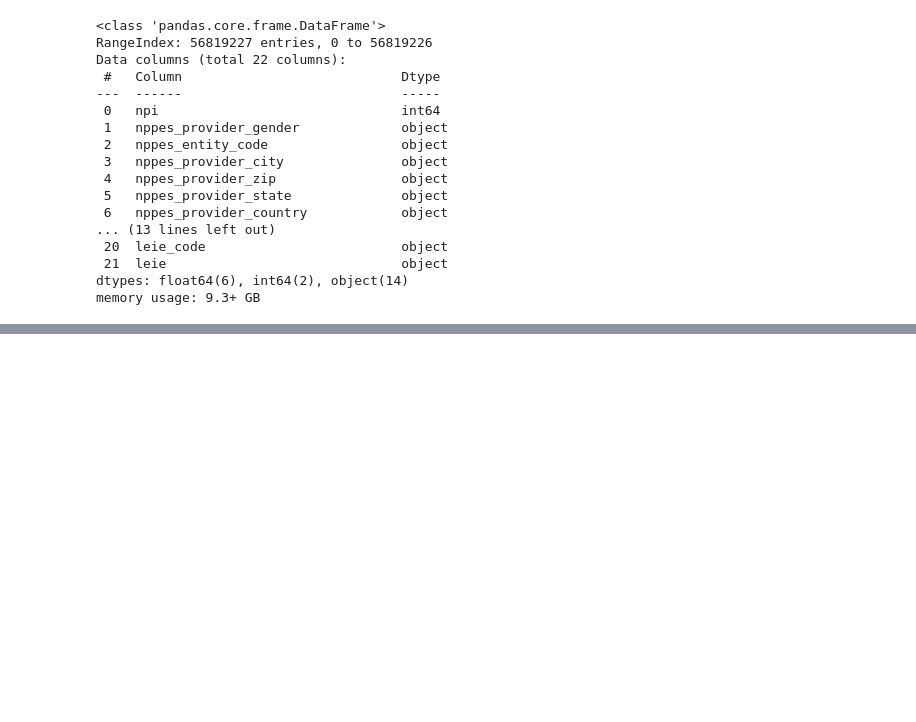
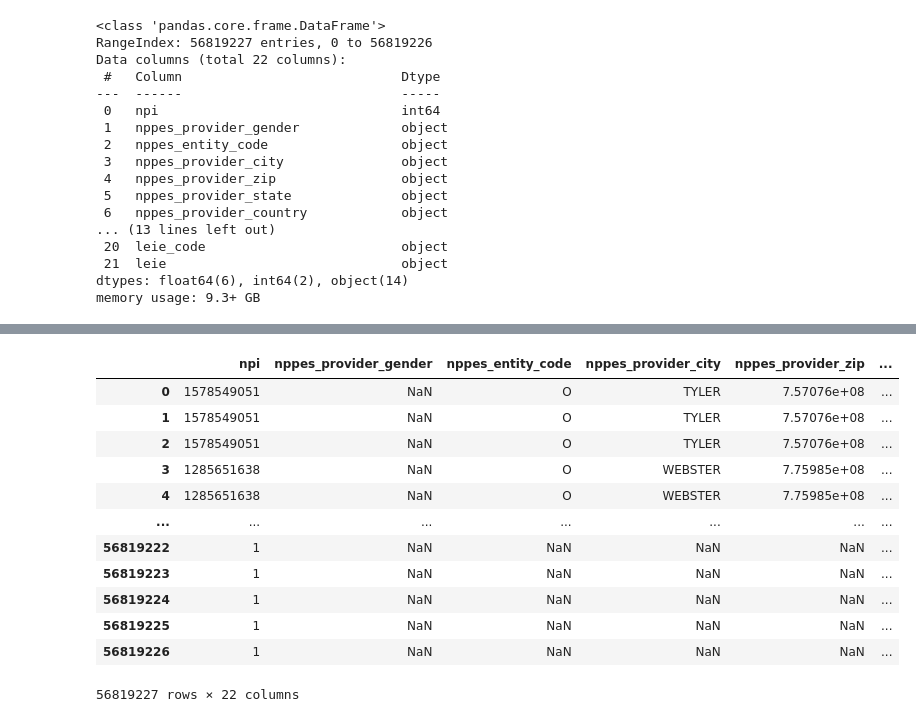
Before and after one commit to gleixners792/Final_Project, a Jupyter notebook: code/Sort_data.ipynb, the cells around one changed output, grey strips where cells are left out. Drawn from its saved outputs; the diff is of its cells as text; code cells hidden in the pictures; blank space fills up the shorter version.

```diff
--- a/code/Sort_data.ipynb
+++ b/code/Sort_data.ipynb
@@ -69,0 +68,16 @@ df
+# %%
+df
+# %% [output]
+|  | npi | nppes_provider_gender | nppes_entity_code | nppes_provider_city | nppes_provider_zip | ... |
+| 0 | 1578549051 | NaN | O | TYLER | 7.57076e+08 | ... |
+| 1 | 1578549051 | NaN | O | TYLER | 7.57076e+08 | ... |
+| 2 | 1578549051 | NaN | O | TYLER | 7.57076e+08 | ... |
+| 3 | 1285651638 | NaN | O | WEBSTER | 7.75985e+08 | ... |
+| 4 | 1285651638 | NaN | O | WEBSTER | 7.75985e+08 | ... |
+| ... | ... | ... | ... | ... | ... | ... |
+| 56819222 | 1 | NaN | NaN | NaN | NaN | ... |
+| 56819223 | 1 | NaN | NaN | NaN | NaN | ... |
+| 56819224 | 1 | NaN | NaN | NaN | NaN | ... |
+| 56819225 | 1 | NaN | NaN | NaN | NaN | ... |
+| 56819226 | 1 | NaN | NaN | NaN | NaN | ... |
+56819227 rows × 22 columns
```
Also changed, not shown: parts of 7 cells of this notebook, 13 other files.
